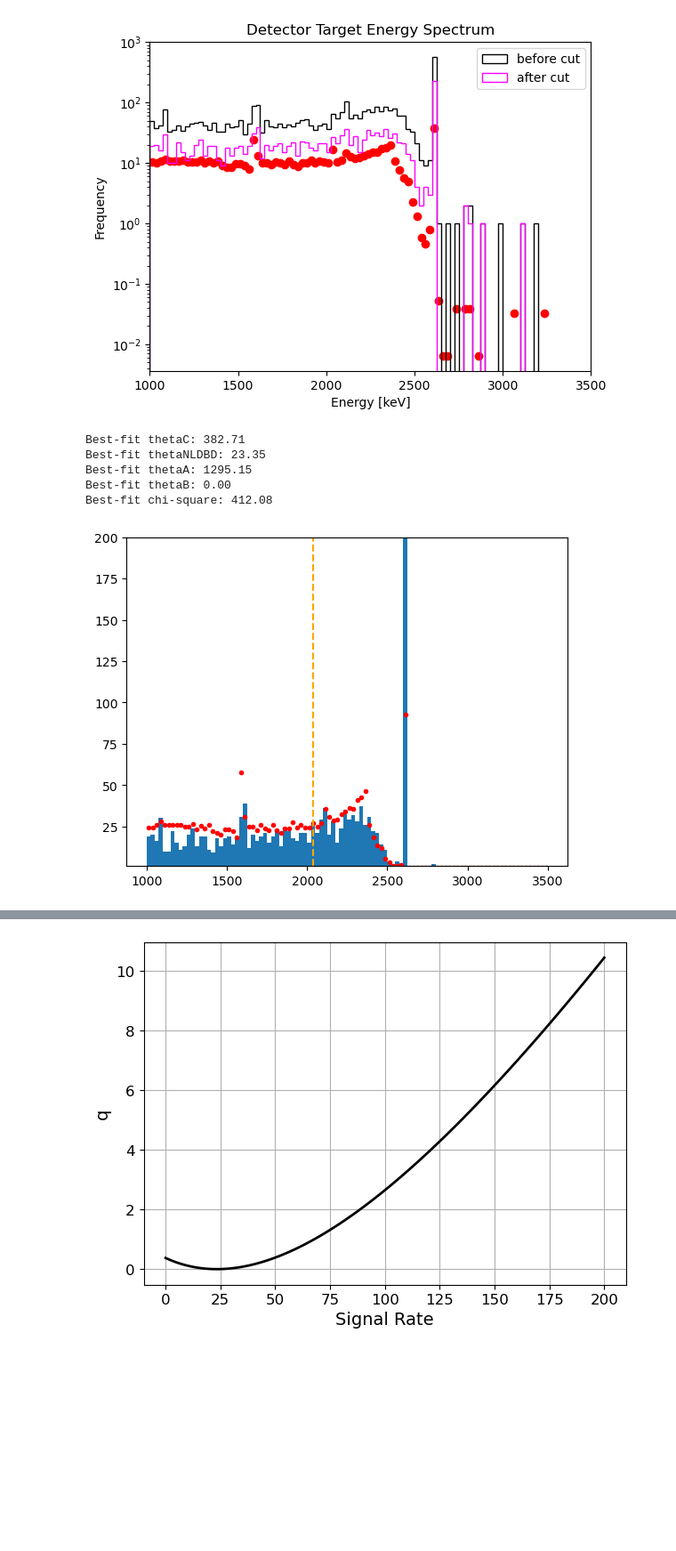
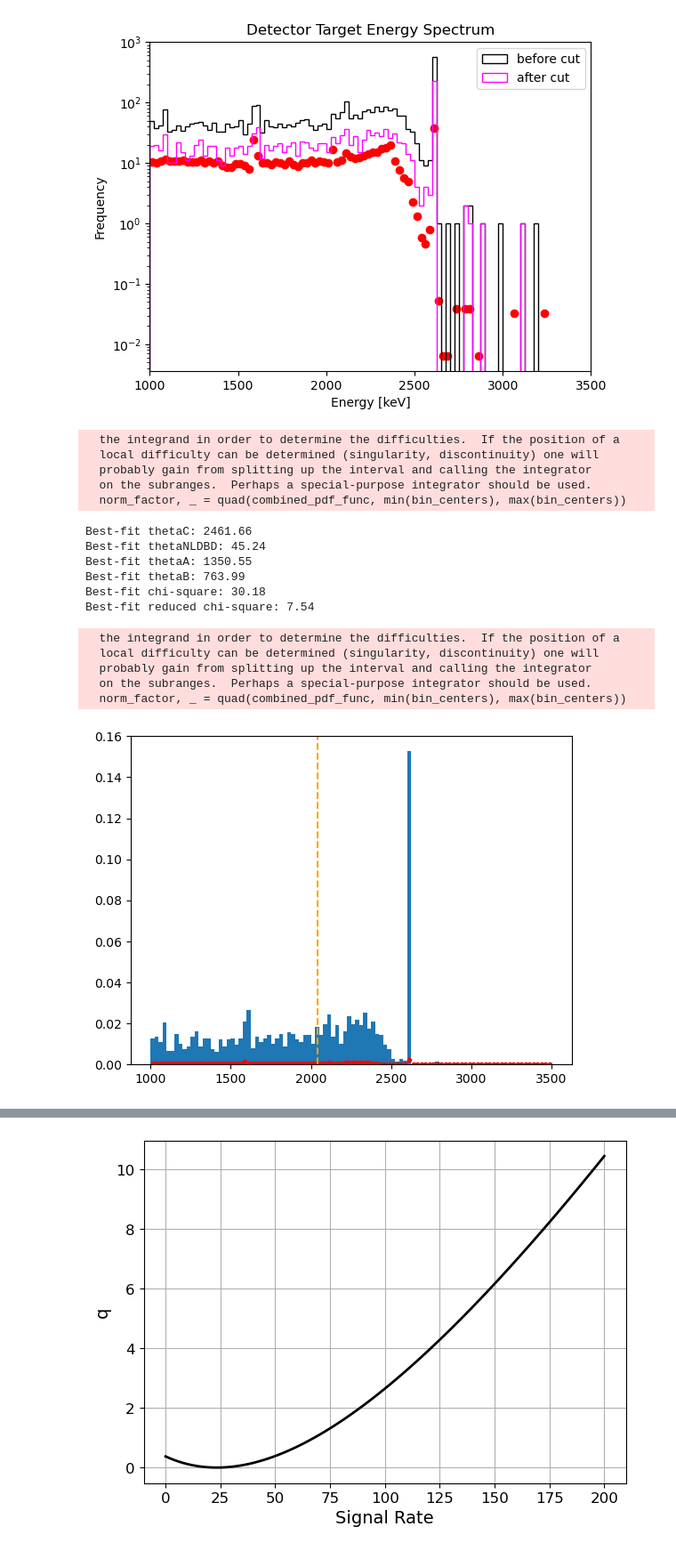
Before and after one commit to Brainz22/DSC291, a Jupyter notebook: finalProject_nb.ipynb, the cells around one changed output, grey strips where cells are left out. Shown: that part at 89% size. Drawn from its saved outputs; the diff is of its cells as text; code cells hidden in the pictures; blank space fills up the shorter version.

Commit message:
normalized pdf function and detector target counts in fit

```diff
--- a/finalProject_nb.ipynb
+++ b/finalProject_nb.ipynb
@@ -376,20 +364,46 @@ plt.show()
 # %% [output]
 [figure]
 # %%
-def new_fit(bin_centers, thetaA, thetaB, thetaC, thetaNLDBD):
-    # thetaA = 1350
-    # thetaB = 770
-    return thetaA*normalized_counts_A + thetaB*normalized_counts_B + thetaC*normalized_counts_C + thetaNLDBD*nldbd_pdf(bin_centers)
+# def new_fit(bin_centers, thetaA, thetaB, thetaC, thetaNLDBD):
+#     # thetaA = 1350
+#     # thetaB = 770
+#     return thetaA*normalized_counts_A + thetaB*normalized_counts_B + thetaC*normalized_counts_C + thetaNLDBD*nldbd_pdf(bin_centers)
+# %%
+#defining pdf as normalized sum of normalized pdf components (A, B, C)
+def new_fit(bin_centers, thetaA, thetaB, thetaC, thetaNLDBD):
+    # Compute the weighted sum of normalized components
+    combined_pdf = (
+        thetaA * normalized_counts_A +
+        thetaB * normalized_counts_B +
+        thetaC * normalized_counts_C +
+        thetaNLDBD * nldbd_pdf(bin_centers)
+    )
+
+    #interpolate to create a callable function
+    combined_pdf_func = interp1d(bin_centers, combined_pdf, kind='linear', fill_value="extrapolate")
+
+    #compute the normalization factor using quad to integrate
+    norm_factor, _ = quad(combined_pdf_func, min(bin_centers), max(bin_centers))
+
+    #normalize the final sum
+    normalized_combined_pdf = combined_pdf / norm_factor
+
+    return normalized_combined_pdf
 # %%
 counts, bin_edges = np.histogram(data_Target_with_cut['energy'], bins=100, range=(1000,3500))
 bin_width = (bin_edges[-1] - bin_edges[0]) / 100
 bin_centers = 0.5 * (bin_edges[1:] + bin_edges[:-1])
 
+#calculate normalized counts of detector target to fit to normalized pdf
+normalized_counts = counts/(np.sum(counts))
+
+
 def chi2(thetaC, thetaA, thetaB, thetaNLDBD):
     expected = new_fit(bin_centers, thetaA, thetaB, thetaC, thetaNLDBD)
     uncert = np.abs(expected)
-    actual = counts
+    actual = normalized_counts
     chi2_value = 0
+    #calculate chi squared for theta C
     for j, ex in enumerate(expected):
         if ex !=0:
             chi2_value += ((actual[j]-ex)**2)/ex
@@ -398,7 +412,7 @@ def chi2(thetaC, thetaA, thetaB, thetaNLDBD):
     # chi2_value = np.sum(((actual - expected) ** 2) / (expected+  epsilon))
     return chi2_value + ((thetaA-1350)**2)/(100**2) + ((thetaB-770)**2)/(270**2)
 
-minuit = Minuit(chi2, thetaA=1, thetaB=1, thetaC=100, thetaNLDBD=100)
+minuit = Minuit(chi2, thetaA=100, thetaB=100, thetaC=100, thetaNLDBD=100)
 minuit.limits = [(0, None)]*4
 minuit.migrad()
 best_fit_thetaA = minuit.values["thetaA"]
@@ -412,26 +426,38 @@ print(f"Best-fit thetaB: {best_fit_thetaB:.2f}")
 chi2_min = minuit.fval
 
 print (f"Best-fit chi-square: {chi2_min:.2f}")
+print (f"Best-fit reduced chi-square: {chi2_min/4:.2f}") #four free params = four DOF
 # %% [output]
-Best-fit thetaC: 382.71
-Best-fit thetaNLDBD: 23.35
-Best-fit thetaA: 1295.15
-Best-fit thetaB: 0.00
-Best-fit chi-square: 412.08
+  the integrand in order to determine the difficulties.  If the position of a
+  local difficulty can be determined (singularity, discontinuity) one will
+  probably gain from splitting up the interval and calling the integrator
+  on the subranges.  Perhaps a special-purpose integrator should be used.
+  norm_factor, _ = quad(combined_pdf_func, min(bin_centers), max(bin_centers))
+Best-fit thetaC: 2461.66
+Best-fit thetaNLDBD: 45.24
+Best-fit thetaA: 1350.55
+Best-fit thetaB: 763.99
+Best-fit chi-square: 30.18
+Best-fit reduced chi-square: 7.54
 # %%
 
 plt.axvline(x=2039, color="orange", linestyle="dashed")
 # plt.plot(bin_centers, fit_function(bin_centers, best_fit_thetaC, best_fit_thetaNLDBD, best_fit_A1, best_fit_A2, best_fit_A3, best_fit_B1, best_fit_B2, best_fit_B3, best_fit_C1, best_fit_C2, best_fit_C3, best_fit_D1, best_fit_D2, best_fit_D3, best_fit_F1, best_fit_F2, best_fit_F3, best_fit_ss[0], best_fit_ss[1], best_fit_ss[2], best_fit_sb[0], best_fit_sb[1], best_fit_sb[2]), color='red')
 # plt.plot(bin_centers, new_fit(bin_centers, 1350, 770, 1000, 50), color='red')
-plt.bar(bin_centers, counts, width=bin_width)
+plt.bar(bin_centers, normalized_counts, width=bin_width)
 plt.scatter(bin_centers, new_fit(bin_centers, best_fit_thetaA, best_fit_thetaB, best_fit_thetaC, best_fit_thetaNLDBD), color='red',marker='.')
 
 
 # plt.yscale('log')
-plt.ylim(1, 200)
+#plt.ylim(1, 200)
 plt.show()
 # %% [output]
+  the integrand in order to determine the difficulties.  If the position of a
+  local difficulty can be determined (singularity, discontinuity) one will
+  probably gain from splitting up the interval and calling the integrator
+  on the subranges.  Perhaps a special-purpose integrator should be used.
+  norm_factor, _ = quad(combined_pdf_func, min(bin_centers), max(bin_centers))
-[figure, old version]
+[figure, new version]
 # %%
 m=best_fit_thetaNLDBD/cut_eff #number of NLDBD
 print(m)
```
Also changed, not shown: parts of 4 cells of this notebook.
